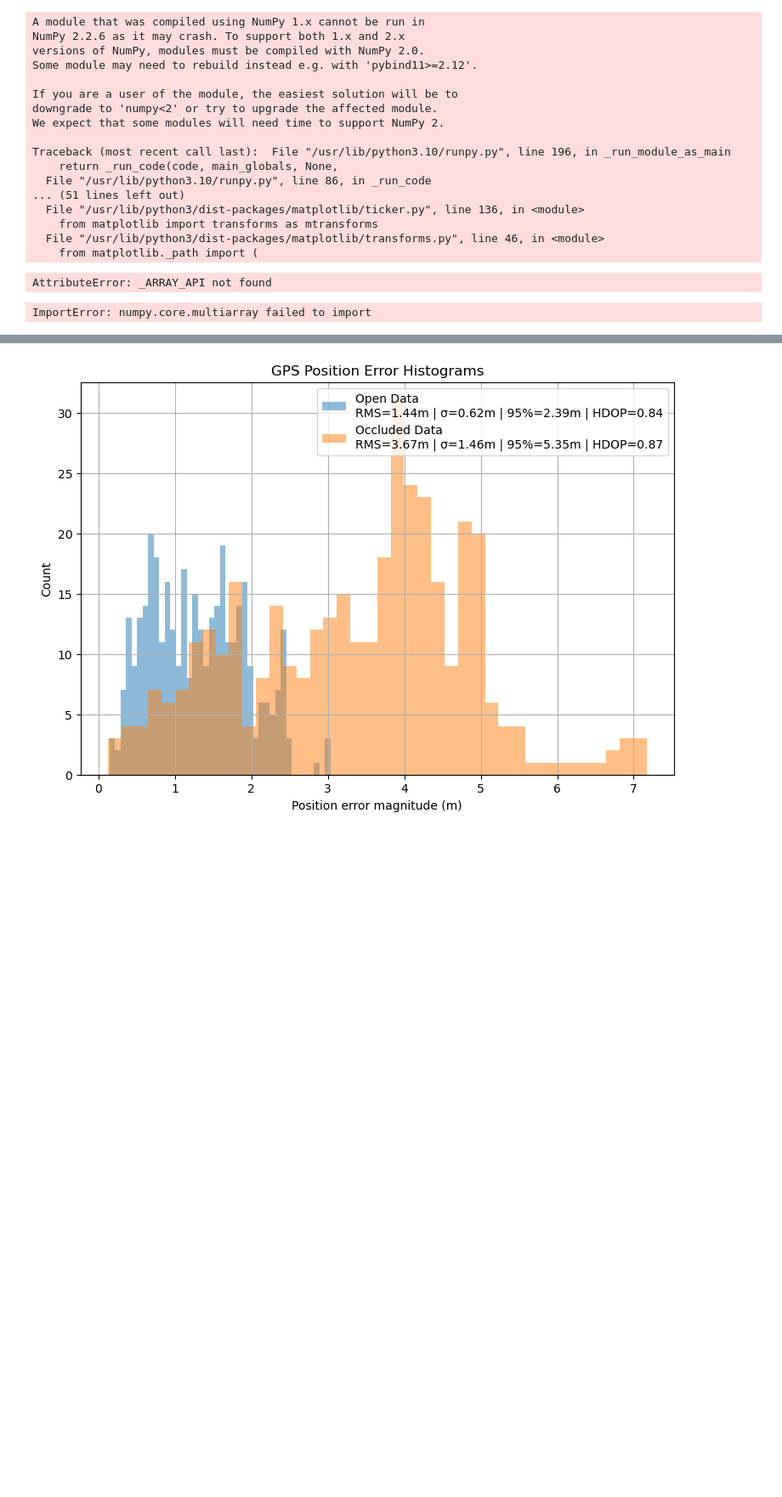
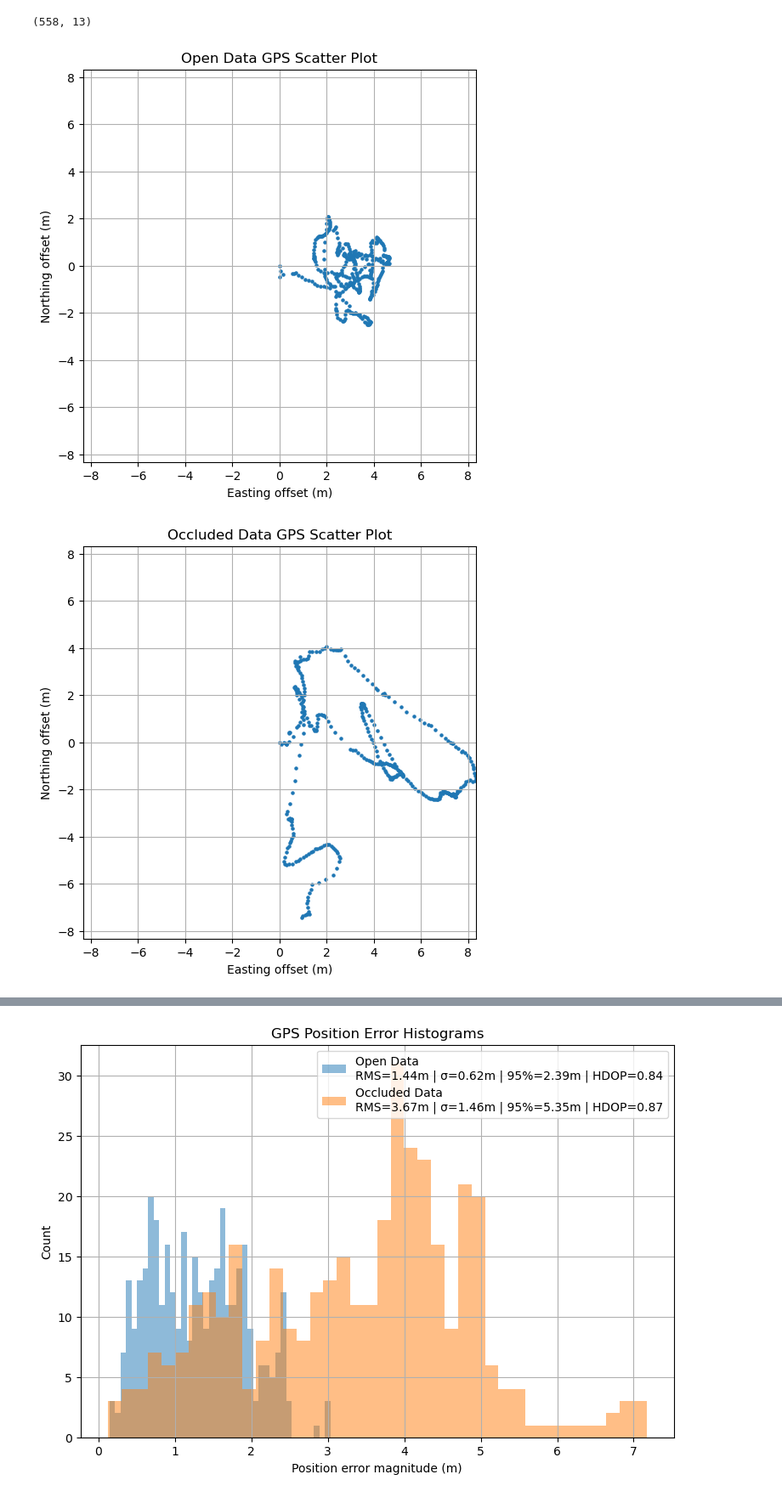
Before and after one commit to ramirez-adr/EECE5554, a Jupyter notebook: LAB1/src/humble_data_analysis.ipynb, the cells around one changed output, grey strips where cells are left out. Shown at 85% size. Saved outputs shown, nothing was run; the diff lists cells and outputs as text; code cells hidden in the pictures; blank space fills up the shorter version.

```diff
--- a/LAB1/src/humble_data_analysis.ipynb
+++ b/LAB1/src/humble_data_analysis.ipynb
@@ -46,6 +46,16 @@ def bag_to_df(bag_path, typestore):
             })
 
     return pd.DataFrame(rows)
+# %%
+# remove start and end rows where it's not a straight line run
+straight_line_df = bag_to_df(straight_line_bag_path, typestore)
+# get size of dataframe
+print(straight_line_df.shape)
+
+straight_line_data = straight_line_df.iloc[285:440]
+raw_straight_line_df = bag_to_df(straight_line_bag_path, typestore)
+# %% [output]
+(558, 13)
 # %%
 import pandas as pd
 import matplotlib.pyplot as plt
@@ -66,50 +76,33 @@ def plot_gps_scatter(df, title, lims=None):
     plt.grid(True)
 
     if lims is not None:
         plt.xlim(lims)
         plt.ylim(lims)
 
     plt.show()
 
 
 def get_limits(*dfs):
     all_e = []
     all_n = []
 
     for df in dfs:
         e = df['utm_easting'] - df['utm_easting'].iloc[0]
         n = df['utm_northing'] - df['utm_northing'].iloc[0]
         all_e.extend(e)
         all_n.extend(n)
 
     m = max(np.max(np.abs(all_e)), np.max(np.abs(all_n)))
     return (-m, m)
 
 occluded_data = bag_to_df(occluded_bag_path, typestore)
 open_data = bag_to_df(open_bag_path, typestore)
-straight_line_data = bag_to_df(straight_line_bag_path, typestore)
 lims = get_limits(open_data, occluded_data)
 
 plot_gps_scatter(open_data, 'Open Data GPS Scatter Plot', lims)
 plot_gps_scatter(occluded_data, 'Occluded Data GPS Scatter Plot', lims)
 plot_gps_scatter(straight_line_data, 'Straight Line Data GPS Scatter Plot')
+plot_gps_scatter(raw_straight_line_df, 'Raw Straight Line Data GPS Scatter Plot')
 # %% [output]
-A module that was compiled using NumPy 1.x cannot be run in
-NumPy 2.2.6 as it may crash. To support both 1.x and 2.x
-versions of NumPy, modules must be compiled with NumPy 2.0.
-Some module may need to rebuild instead e.g. with 'pybind11>=2.12'.
-
-If you are a user of the module, the easiest solution will be to
-downgrade to 'numpy<2' or try to upgrade the affected module.
-We expect that some modules will need time to support NumPy 2.
-
-Traceback (most recent call last):  File "/usr/lib/python3.10/runpy.py", line 196, in _run_module_as_main
-    return _run_code(code, main_globals, None,
-  File "/usr/lib/python3.10/runpy.py", line 86, in _run_code
-... (51 lines left out)
-  File "/usr/lib/python3/dist-packages/matplotlib/ticker.py", line 136, in <module>
-    from matplotlib import transforms as mtransforms
-  File "/usr/lib/python3/dist-packages/matplotlib/transforms.py", line 46, in <module>
-    from matplotlib._path import (
-AttributeError: _ARRAY_API not found
-ImportError: numpy.core.multiarray failed to import
+[figure, added]
+[figure, added]
```
Also changed, not shown: parts of 6 cells of this notebook, 2 other files.
